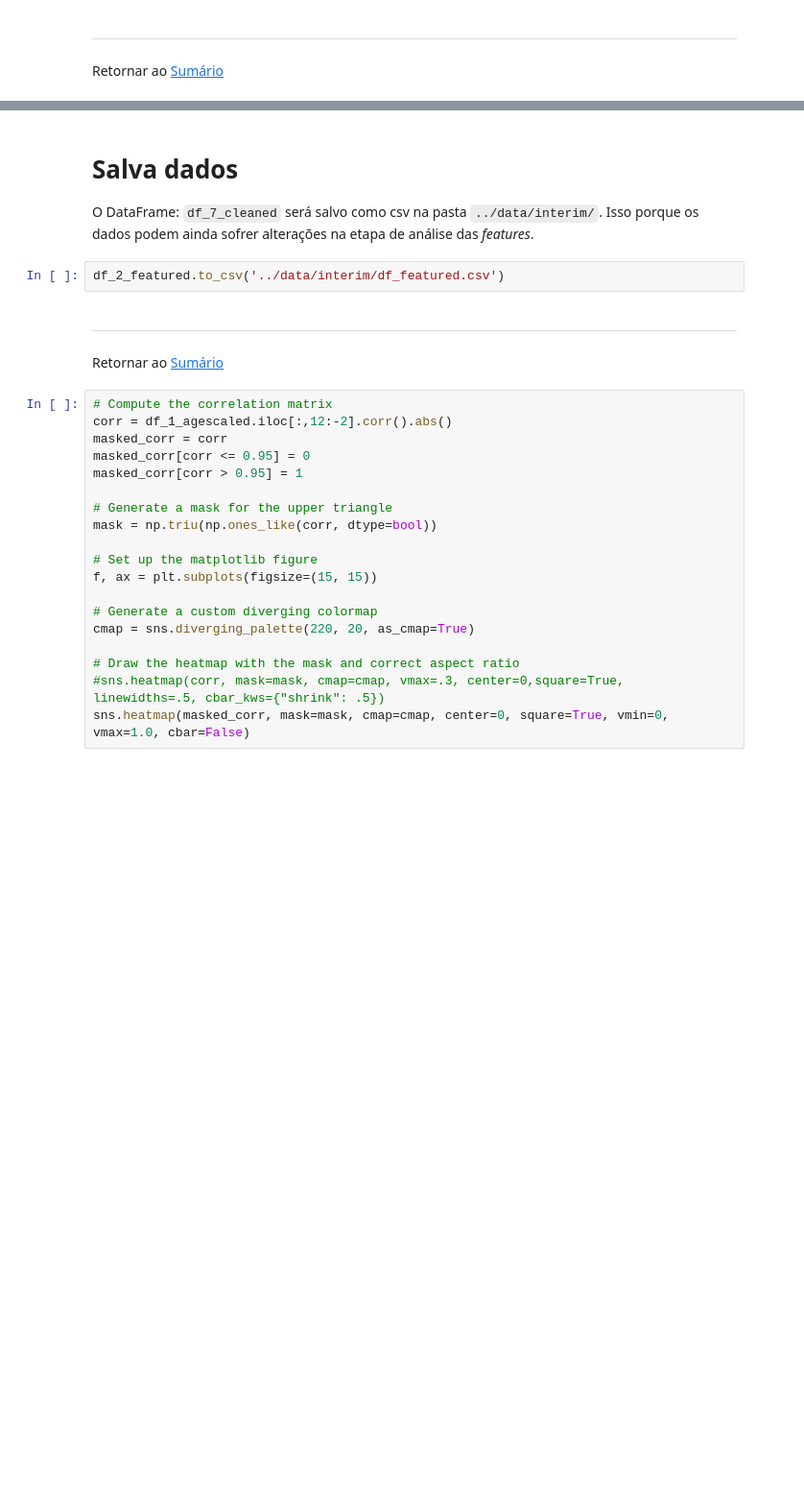
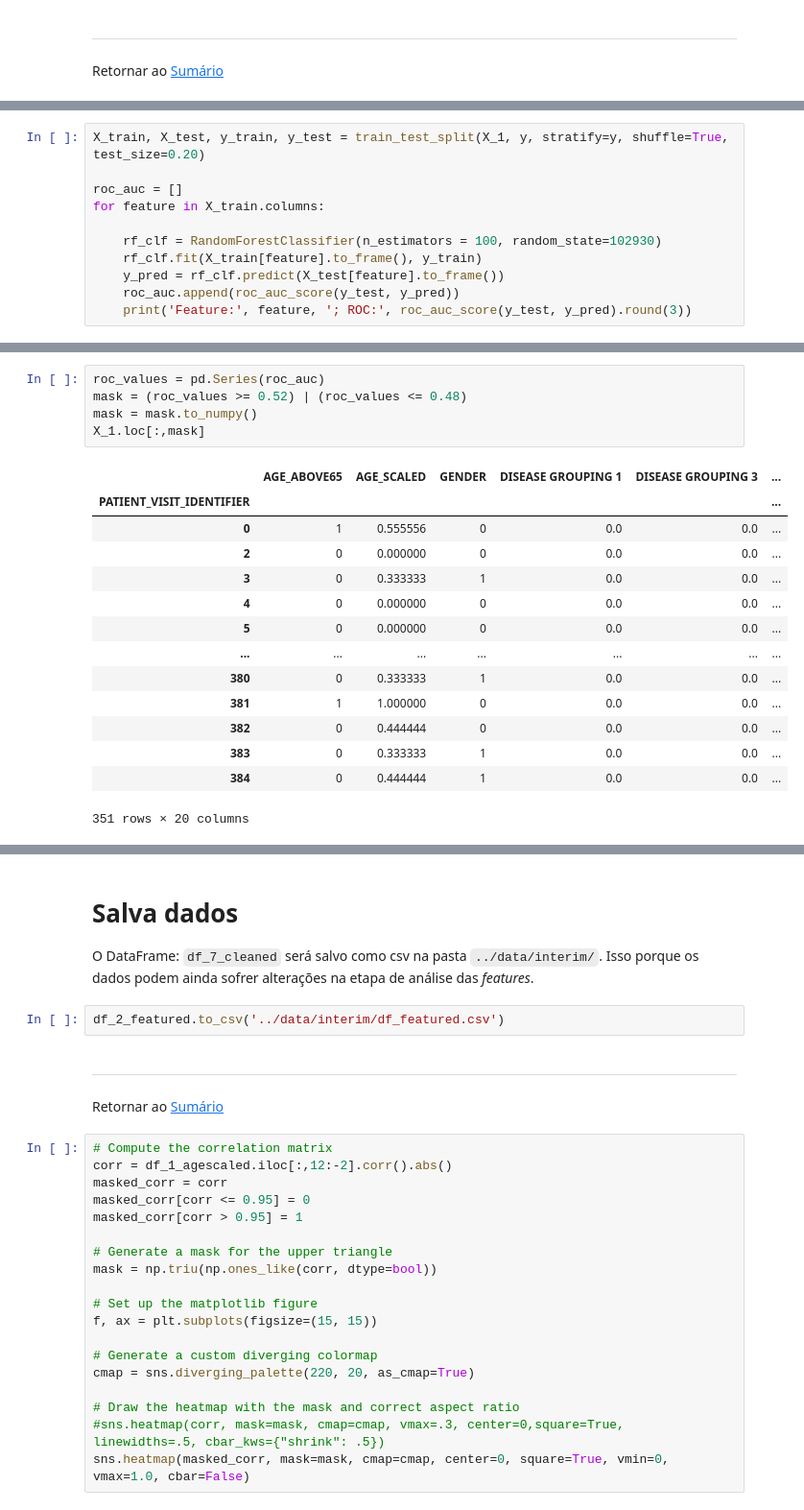
Before and after one commit to fdrigui/covid19_icu_admission_prediction, a Jupyter notebook: notebooks/3.0_Engineering_Features.ipynb, the cells around one changed output, grey strips where cells are left out. Shown: that part at 96% size. Saved outputs shown, nothing was run; the diff lists cells and outputs as text; blank space fills up the shorter version.

```diff
--- a/notebooks/3.0_Engineering_Features.ipynb
+++ b/notebooks/3.0_Engineering_Features.ipynb
@@ -99,0 +159,11 @@ Retornar ao [Sumário](#sumario)
+# %%
+X_train, X_test, y_train, y_test = train_test_split(X_1, y, stratify=y, shuffle=True, test_size=0.20)
+
+roc_auc = []
+for feature in X_train.columns:
+
+    rf_clf = RandomForestClassifier(n_estimators = 100, random_state=102930)
+    rf_clf.fit(X_train[feature].to_frame(), y_train)
+    y_pred = rf_clf.predict(X_test[feature].to_frame())
+    roc_auc.append(roc_auc_score(y_test, y_pred))
+    print('Feature:', feature, '; ROC:', roc_auc_score(y_test, y_pred).round(3))
@@ -99,0 +188,20 @@ Retornar ao [Sumário](#sumario)
+# %%
+roc_values = pd.Series(roc_auc)
+mask = (roc_values >= 0.52) | (roc_values <= 0.48)
+mask = mask.to_numpy()
+X_1.loc[:,mask]
+# %% [output]
+|  | AGE_ABOVE65 | AGE_SCALED | GENDER | DISEASE GROUPING 1 | DISEASE GROUPING 3 | ... |
+| PATIENT_VISIT_IDENTIFIER |  |  |  |  |  | ... |
+| 0 | 1 | 0.555556 | 0 | 0.0 | 0.0 | ... |
+| 2 | 0 | 0.000000 | 0 | 0.0 | 0.0 | ... |
+| 3 | 0 | 0.333333 | 1 | 0.0 | 0.0 | ... |
+| 4 | 0 | 0.000000 | 0 | 0.0 | 0.0 | ... |
+| 5 | 0 | 0.000000 | 0 | 0.0 | 0.0 | ... |
+| ... | ... | ... | ... | ... | ... | ... |
+| 380 | 0 | 0.333333 | 1 | 0.0 | 0.0 | ... |
+| 381 | 1 | 1.000000 | 0 | 0.0 | 0.0 | ... |
+| 382 | 0 | 0.444444 | 0 | 0.0 | 0.0 | ... |
+| 383 | 0 | 0.333333 | 1 | 0.0 | 0.0 | ... |
+| 384 | 0 | 0.444444 | 1 | 0.0 | 0.0 | ... |
+351 rows × 20 columns
```
Also changed, not shown: parts of 9 cells of this notebook, 2 other files.
